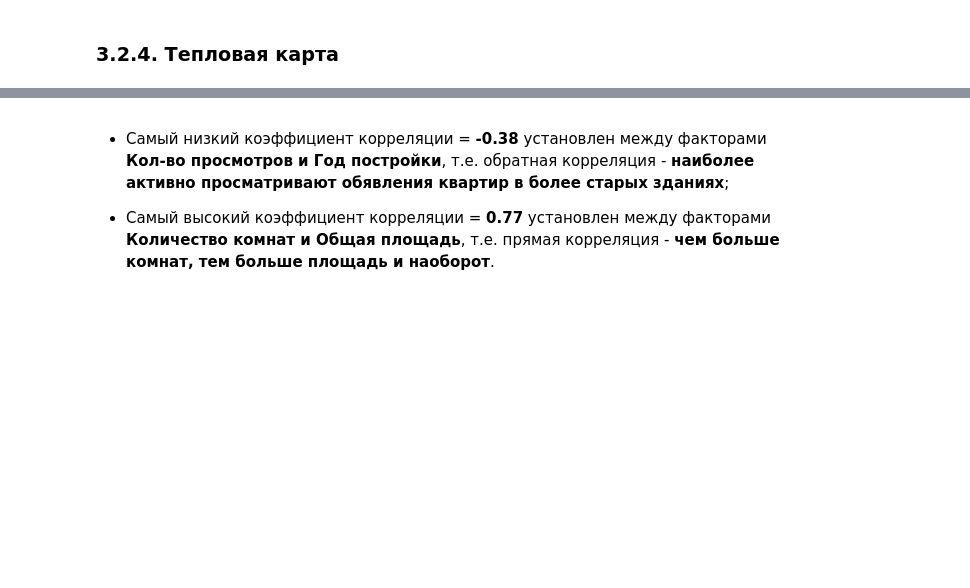
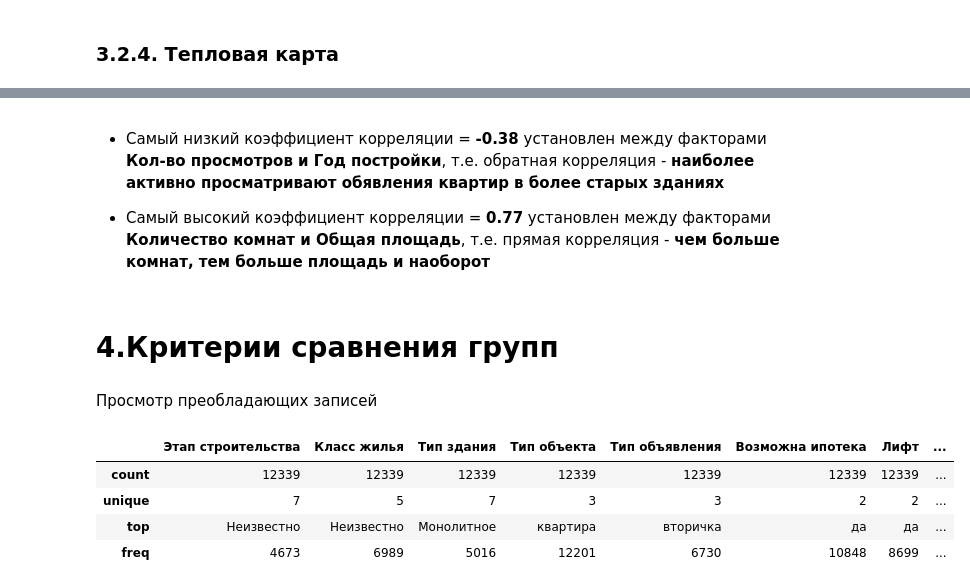
Before and after one commit to Torgovatel/Projects, a Jupyter notebook: DS/moscow-estate-agency-dm/src/main.ipynb, the cells around one changed output, grey strips where cells are left out. Saved outputs shown, nothing was run; the diff lists cells and outputs as text; code cells hidden in the pictures; blank space fills up the shorter version.

```diff
--- a/DS/moscow-estate-agency-dm/src/main.ipynb
+++ b/DS/moscow-estate-agency-dm/src/main.ipynb
@@ -953,4 +953,6 @@ plt.show()
 # %% [markdown]
-* Самый низкий коэффициент корреляции = **-0.38** установлен между факторами **Кол-во просмотров и Год постройки**, т.е. обратная корреляция - **наиболее активно просматривают обявления квартир в более старых зданиях**;
+* Самый низкий коэффициент корреляции = **-0.38** установлен между факторами **Кол-во просмотров и Год постройки**, т.е. обратная корреляция - **наиболее активно просматривают обявления квартир в более старых зданиях**
 
-* Самый высокий коэффициент корреляции = **0.77** установлен между факторами **Количество комнат и Общая площадь**, т.е. прямая корреляция - **чем больше комнат, тем больше площадь и наоборот**.
+* Самый высокий коэффициент корреляции = **0.77** установлен между факторами **Количество комнат и Общая площадь**, т.е. прямая корреляция - **чем больше комнат, тем больше площадь и наоборот**
+# %% [markdown]
+# 4.Критерии сравнения групп
@@ -956,0 +966,10 @@ plt.show()
+# %% [markdown]
+Просмотр преобладающих записей
+# %%
+dataset[['Этап строительства', 'Класс жилья', 'Тип здания', 'Тип объекта', 'Тип объявления', 'Возможна ипотека', 'Лифт', 'Ближайшая станция метро','Ближайшая школа']].describe()
+# %% [output]
+|  | Этап строительства | Класс жилья | Тип здания | Тип объекта | Тип объявления | Возможна ипотека | Лифт | ... |
+| count | 12339 | 12339 | 12339 | 12339 | 12339 | 12339 | 12339 | ... |
+| unique | 7 | 5 | 7 | 3 | 3 | 2 | 2 | ... |
+| top | Неизвестно | Неизвестно | Монолитное | квартира | вторичка | да | да | ... |
+| freq | 4673 | 6989 | 5016 | 12201 | 6730 | 10848 | 8699 | ... |
```
Also changed, not shown: parts of 64 cells of this notebook.
